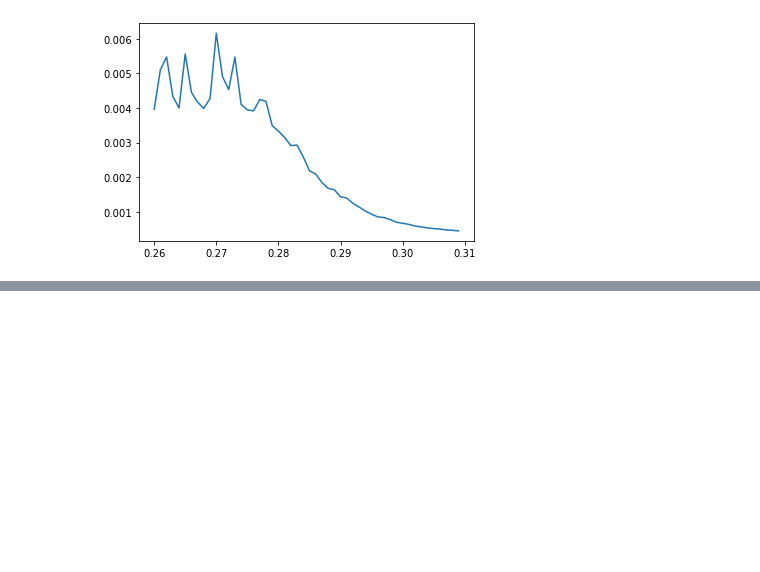
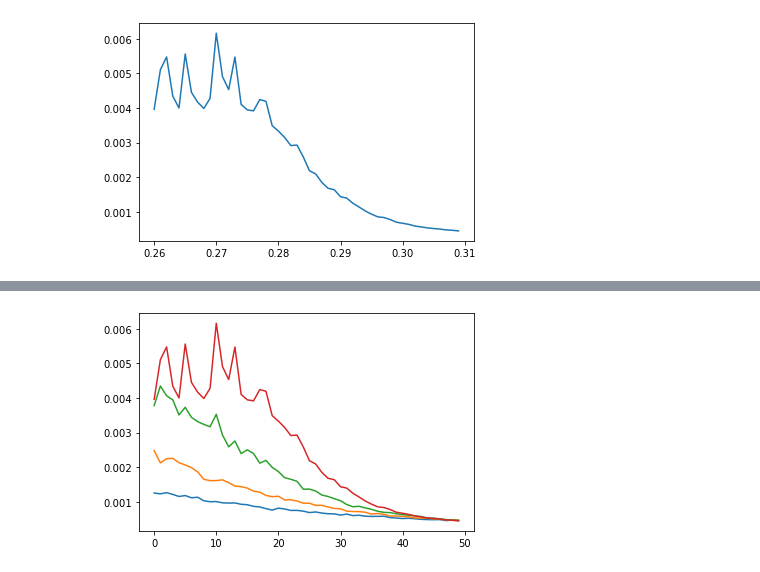
Before and after one commit to Irene-Li/BARW, a Jupyter notebook: BARW/plot_mult_data.ipynb, the cells around one changed output, grey strips where cells are left out. Drawn from its saved outputs; the diff is of its cells as text; code cells hidden in the pictures; blank space fills up the shorter version.

```diff
--- a/BARW/plot_mult_data.ipynb
+++ b/BARW/plot_mult_data.ipynb
@@ -195,0 +203,8 @@ data/data_L2049_N5000_p0.34_q0.33_h0.309.dat
+# %%
+binders = np.load('binders.npy')
+Ls = np.array([257, 513, 1025, 2049])
+# %%
+plt.plot(binders.T)
+plt.show()
+# %% [output]
+[figure, added]
```
Also changed, not shown: parts of 4 cells of this notebook, 5 other files.
